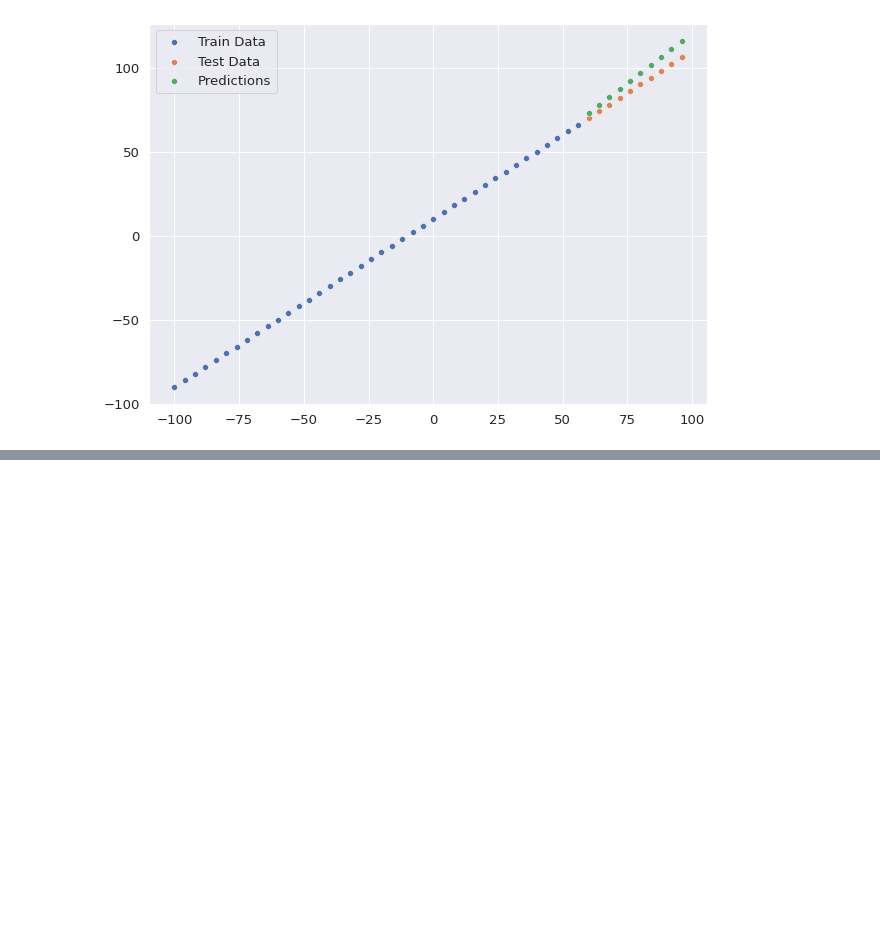
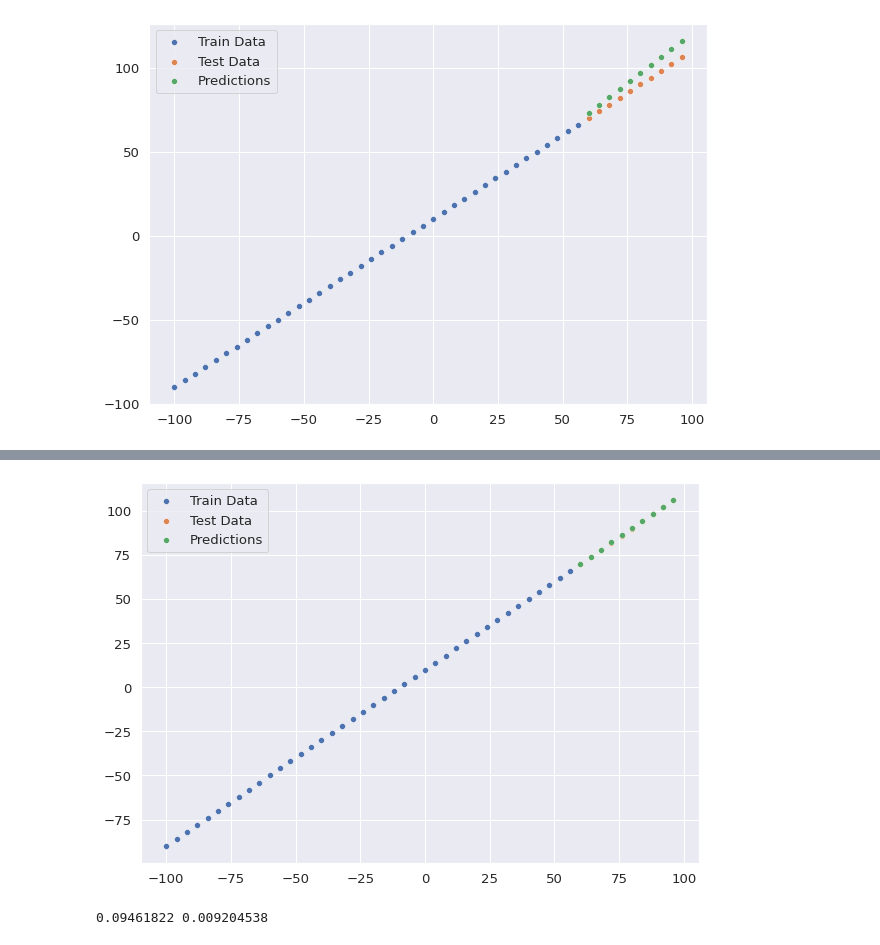
Before and after one commit to Shreyas-13/Tensorflow-Developer, a Jupyter notebook: 01_NN_Regression.ipynb, the cells around one changed output, grey strips where cells are left out. Saved outputs shown, nothing was run; the diff lists cells and outputs as text; code cells hidden in the pictures; blank space fills up the shorter version.

```diff
--- a/01_NN_Regression.ipynb
+++ b/01_NN_Regression.ipynb
@@ -353,0 +407,12 @@ plot_predictions()
+# %%
+## Model-1
+tf.random.set_seed(42)
+model_1 = tf.keras.Sequential([tf.keras.layers.Dense(units=4, input_shape=[1])])
+model.compile(loss=tf.keras.losses.mae,
+              optimizer=tf.keras.optimizers.Adam(lr=.01),
+              metrics='mae')
+model.fit(X_train, y_train, epochs=100)
+# %%
+y_pred = model.predict(X_test)
+plot_predictions(prediction=y_pred)
+# %% [output]
@@ -353,0 +420,7 @@ plot_predictions()
+[figure, added]
+# %%
+mae_1 = tf.keras.metrics.mean_absolute_error(y_test, y_pred.ravel())
+mse_1 = tf.keras.metrics.mean_squared_error(y_test, y_pred.ravel())
+print(mae_1.numpy(), mse_1.numpy())
+# %% [output]
+0.09461822 0.009204538
```
Also changed, not shown: parts of 15 cells of this notebook.
